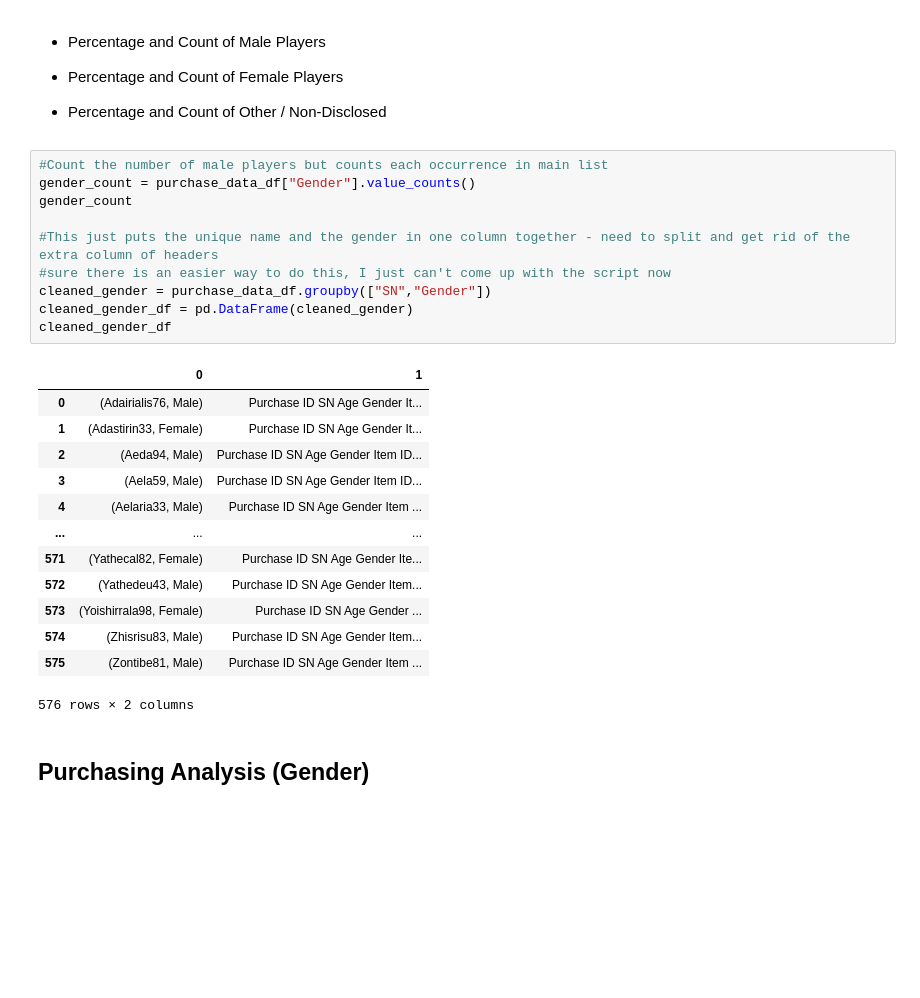
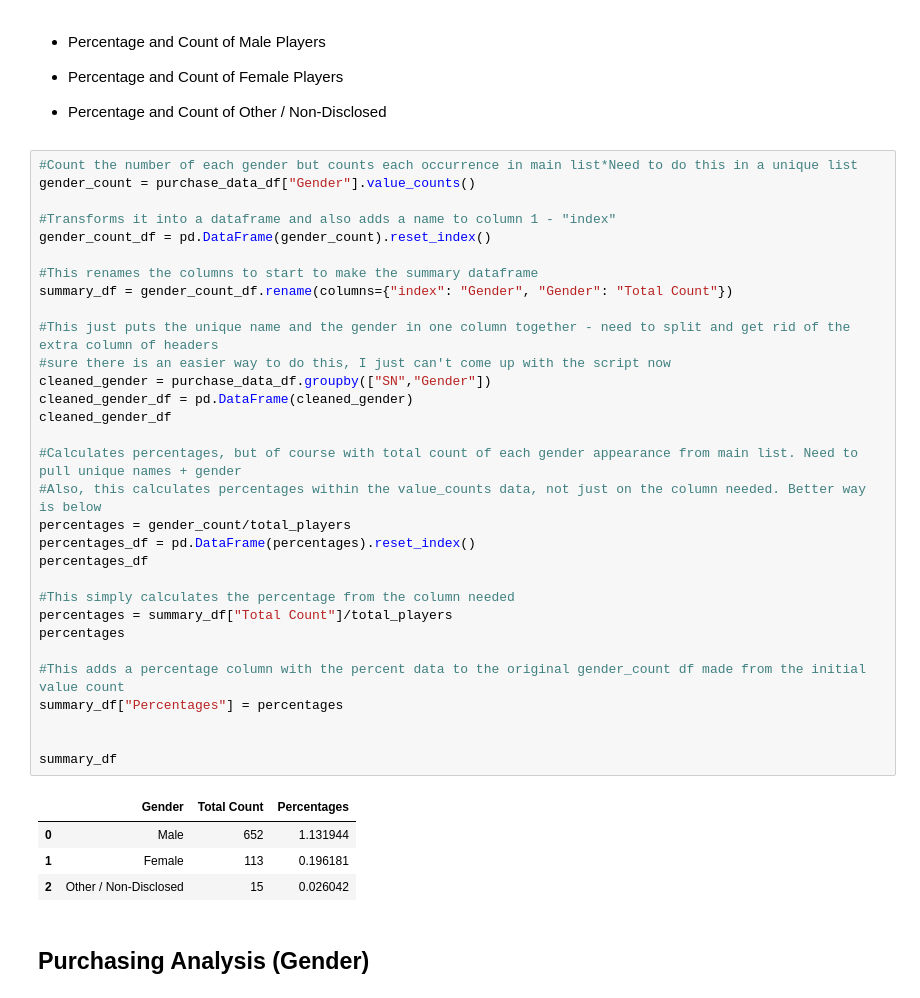
Before and after one commit to cayelsie/Pandas-fantasy-game-analysis, a Jupyter notebook: HeroesofPymoli/main.ipynb, the cells around one changed output. Cells and saved outputs as stored; diff of their text form; blank space fills up the shorter version.

Commit message:
Close on Gender Demo section and Gender Purch analysis.

```diff
--- a/HeroesofPymoli/main.ipynb
+++ b/HeroesofPymoli/main.ipynb
@@ -84,29 +84,41 @@ purchasing_summary_df
 
 * Percentage and Count of Other / Non-Disclosed
 # %%
-#Count the number of male players but counts each occurrence in main list
+#Count the number of each gender but counts each occurrence in main list*Need to do this in a unique list
 gender_count = purchase_data_df["Gender"].value_counts()
-gender_count
+
+#Transforms it into a dataframe and also adds a name to column 1 - "index"
+gender_count_df = pd.DataFrame(gender_count).reset_index()
+
+#This renames the columns to start to make the summary dataframe
+summary_df = gender_count_df.rename(columns={"index": "Gender", "Gender": "Total Count"})
 
 #This just puts the unique name and the gender in one column together - need to split and get rid of the extra column of headers
 #sure there is an easier way to do this, I just can't come up with the script now
 cleaned_gender = purchase_data_df.groupby(["SN","Gender"])
 cleaned_gender_df = pd.DataFrame(cleaned_gender)
 cleaned_gender_df
+
+#Calculates percentages, but of course with total count of each gender appearance from main list. Need to pull unique names + gender
+#Also, this calculates percentages within the value_counts data, not just on the column needed. Better way is below
+percentages = gender_count/total_players
+percentages_df = pd.DataFrame(percentages).reset_index()
+percentages_df
+
+#This simply calculates the percentage from the column needed
+percentages = summary_df["Total Count"]/total_players
+percentages
+
+#This adds a percentage column with the percent data to the original gender_count df made from the initial value count
+summary_df["Percentages"] = percentages
+
+
+summary_df
 # %% [output]
-|  | 0 | 1 |
-| 0 | (Adairialis76, Male) | Purchase ID SN Age Gender It... |
-| 1 | (Adastirin33, Female) | Purchase ID SN Age Gender It... |
-| 2 | (Aeda94, Male) | Purchase ID SN Age Gender Item ID... |
-| 3 | (Aela59, Male) | Purchase ID SN Age Gender Item ID... |
-| 4 | (Aelaria33, Male) | Purchase ID SN Age Gender Item ... |
-| ... | ... | ... |
-| 571 | (Yathecal82, Female) | Purchase ID SN Age Gender Ite... |
-| 572 | (Yathedeu43, Male) | Purchase ID SN Age Gender Item... |
-| 573 | (Yoishirrala98, Female) | Purchase ID SN Age Gender ... |
-| 574 | (Zhisrisu83, Male) | Purchase ID SN Age Gender Item... |
-| 575 | (Zontibe81, Male) | Purchase ID SN Age Gender Item ... |
+|  | Gender | Total Count | Percentages |
+| 0 | Male | 652 | 1.131944 |
+| 1 | Female | 113 | 0.196181 |
+| 2 | Other / Non-Disclosed | 15 | 0.026042 |
-576 rows × 2 columns
 # %% [markdown]
 
 ## Purchasing Analysis (Gender)
```
Also changed, not shown: parts of 1 cell of this notebook.
